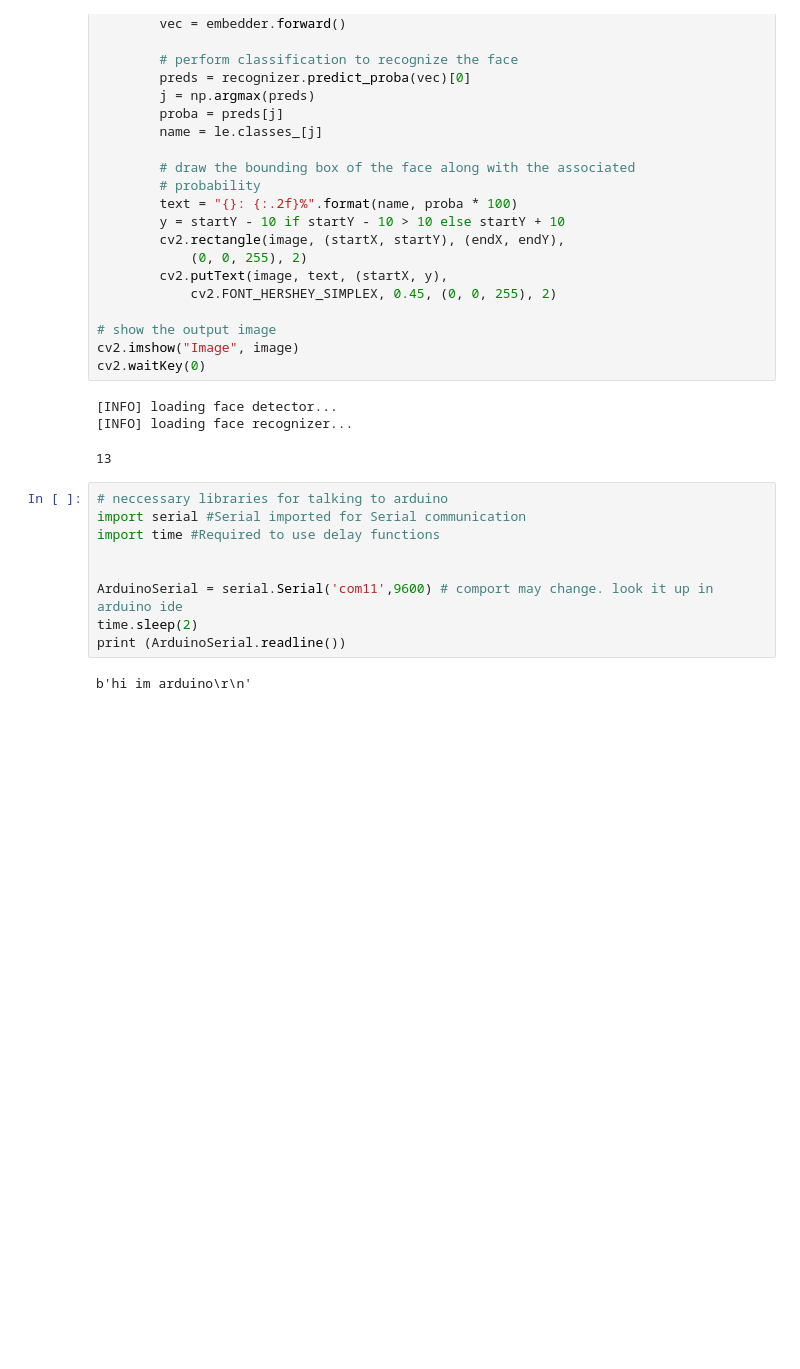
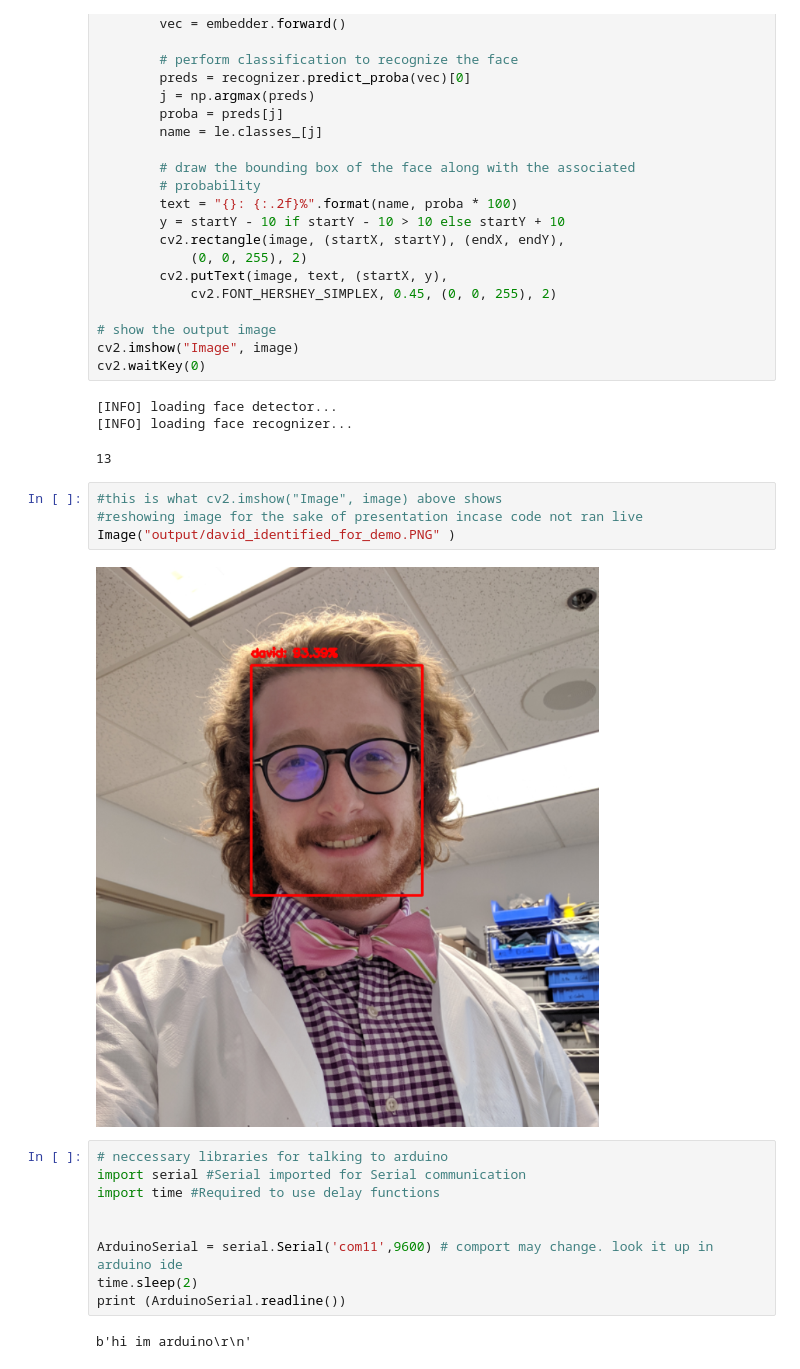
Before and after one commit to JBRUU/ECE415, a Jupyter notebook: opencv-face-recognition/enter.ipynb, the cells around one changed output. Drawn from its saved outputs; the diff is of its cells as text; blank space fills up the shorter version.

```diff
--- a/opencv-face-recognition/enter.ipynb
+++ b/opencv-face-recognition/enter.ipynb
@@ -305,6 +305,12 @@ cv2.waitKey(0)
 [INFO] loading face detector...
 [INFO] loading face recognizer...
 13
+# %%
+#this is what cv2.imshow("Image", image) above shows
+#reshowing image for the sake of presentation incase code not ran live
+Image("output/david_identified_for_demo.PNG" )
+# %% [output]
+[figure, added]
 # %%
 # neccessary libraries for talking to arduino
 import serial #Serial imported for Serial communication
```
Also changed, not shown: parts of 2 cells of this notebook, 3 other files.
